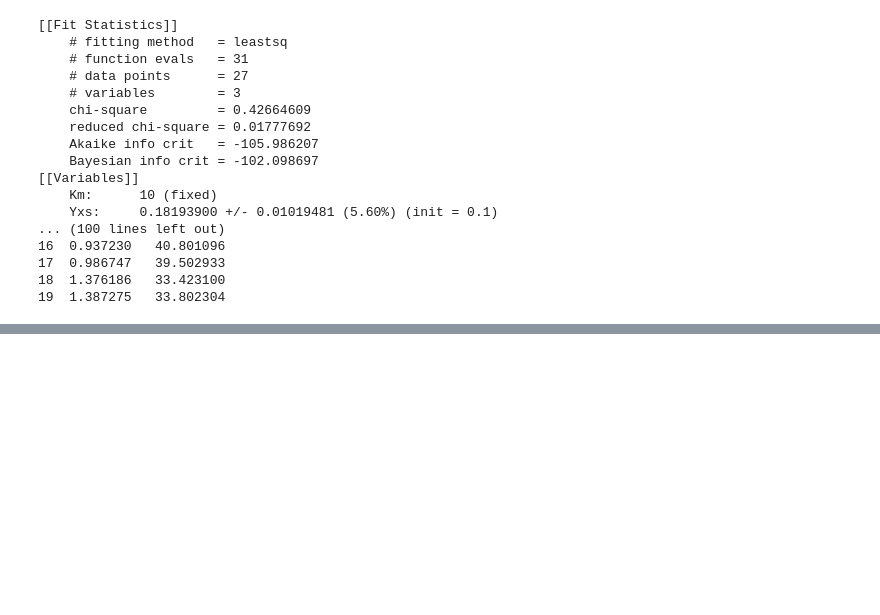
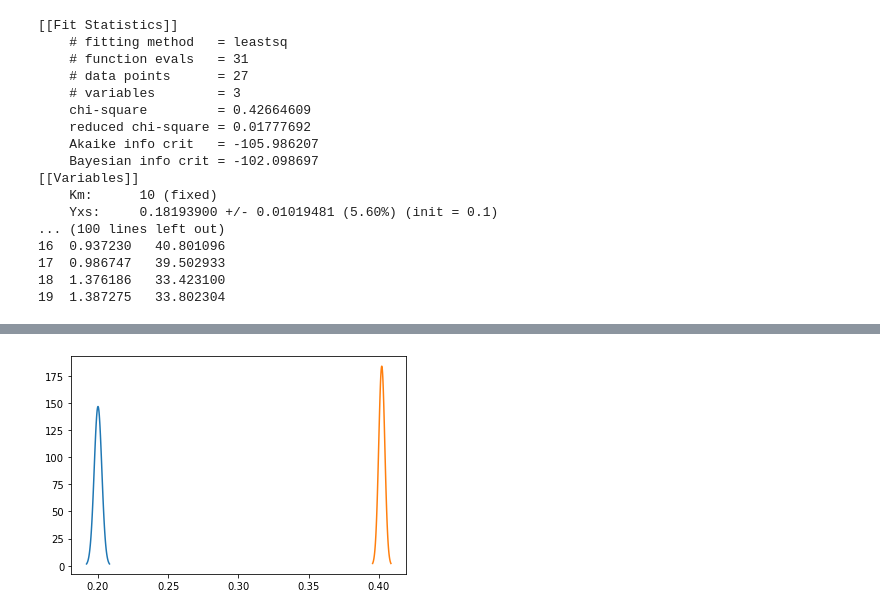
Before and after one commit to VBorodina/biomoni, a Jupyter notebook: BacillusScripts/test.ipynb, the cells around one changed output, grey strips where cells are left out. Cells and saved outputs as stored; diff of their text form; code cells hidden in the pictures; blank space fills up the shorter version.

```diff
--- a/BacillusScripts/test.ipynb
+++ b/BacillusScripts/test.ipynb
@@ -119,0 +167,19 @@ print(CRR1,CRR2)
+# %%
+#max growth rate
+
+
+mu = 0.2
+sigma = 2.72*10**-3
+
+mu2= 0.402
+sigma2 = 2.17*10**-3
+
+x = np.linspace(mu - 3 * sigma, mu + 3 * sigma, 100)
+x2 = np.linspace(mu2 - 3 * sigma2, mu2 + 3 * sigma2, 100)
+
+
+plt.plot(x, stats.norm.pdf(x, mu, sigma))
+plt.plot(x2,stats.norm.pdf(x2, mu2, sigma2))
+plt.show()
+# %% [output]
+[figure, added]
```
Also changed, not shown: parts of 3 cells of this notebook.
